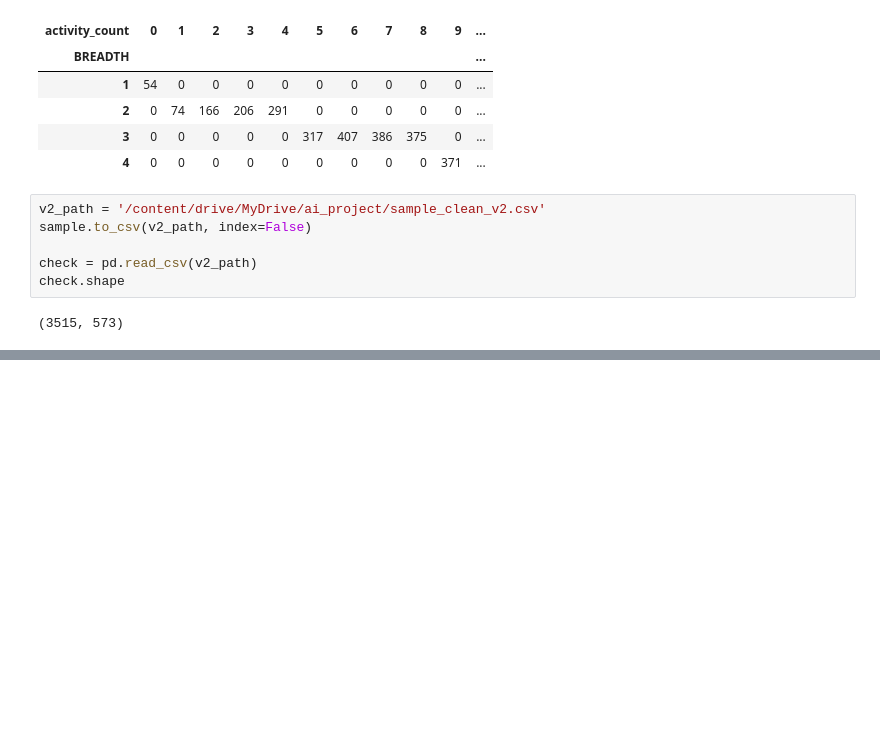
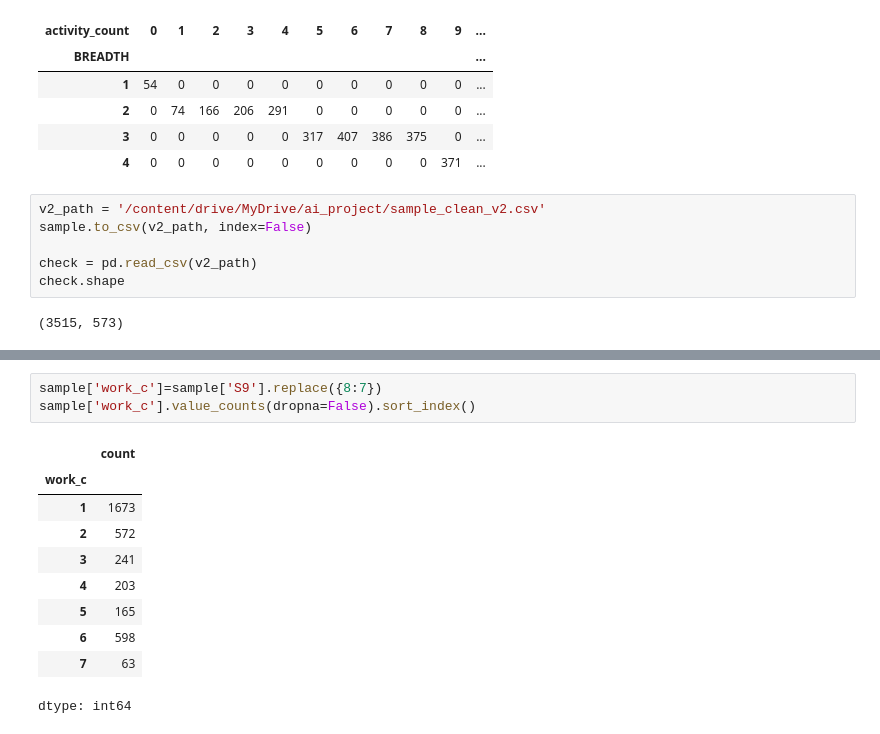
Before and after one commit to chohang-huang/ai-summary-engagement-uk, a Jupyter notebook: 02_cleaning.ipynb, the cells around one changed output, grey strips where cells are left out. Saved outputs shown, nothing was run; the diff lists cells and outputs as text; blank space fills up the shorter version.

```diff
--- a/02_cleaning.ipynb
+++ b/02_cleaning.ipynb
@@ -323,0 +504,14 @@ check.shape
+# %%
+sample['work_c']=sample['S9'].replace({8:7})
+sample['work_c'].value_counts(dropna=False).sort_index()
+# %% [output]
+|  | count |
+| work_c |  |
+| 1 | 1673 |
+| 2 | 572 |
+| 3 | 241 |
+| 4 | 203 |
+| 5 | 165 |
+| 6 | 598 |
+| 7 | 63 |
+dtype: int64
```
Also changed, not shown: parts of 33 cells of this notebook.
